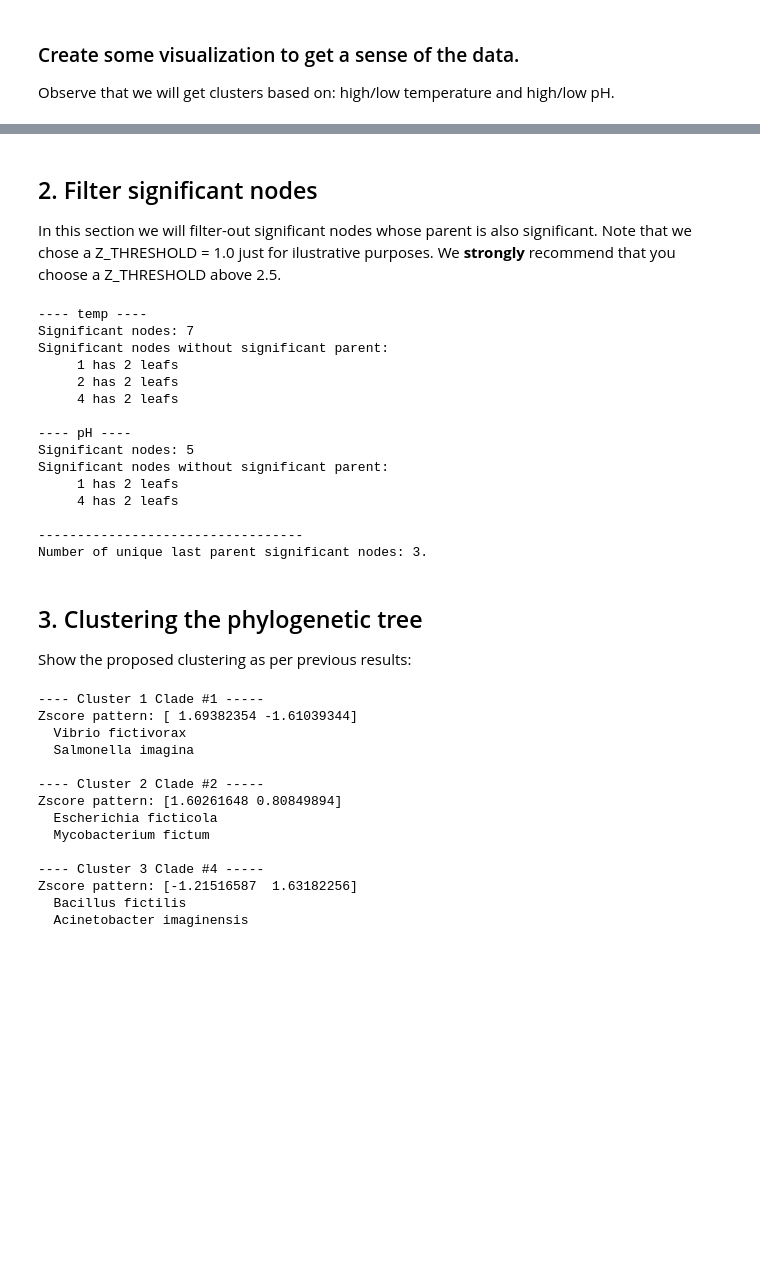
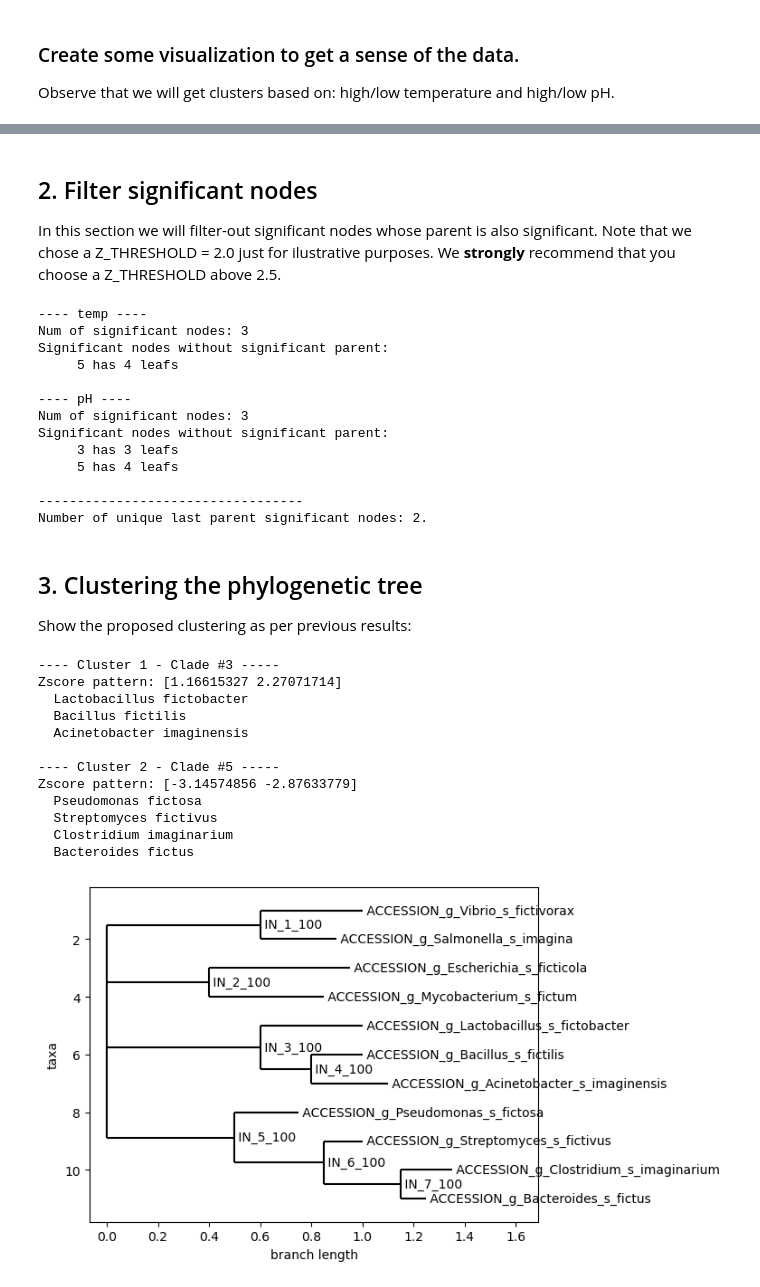
Before and after one commit to pyubero/microguilds, a Jupyter notebook: Tutorials/tutorial_microguilds.ipynb, the cells around one changed output, grey strips where cells are left out. Saved outputs shown, nothing was run; the diff lists cells and outputs as text; code cells hidden in the pictures; blank space fills up the shorter version.

```diff
--- a/Tutorials/tutorial_microguilds.ipynb
+++ b/Tutorials/tutorial_microguilds.ipynb
@@ -66,6 +68,7 @@ Succesfully loaded ./environmental_data_mock.csv
 ### Load the phylogenetic tree
 # %%
 # Compute clade data
+TREE = Phylo.read(FILENAME_TREE, 'newick')
 data = fcutils.get_clade_data(
     FILENAME_TREE,
     treetype="newick",
@@ -80,6 +83,8 @@ SPECIES = np.array([fcutils.get_species(name) for name in leaf_names])
 NLEAFS = len(leaf_names)
 NCLADES = len(clade_ids)
 CLADE_NLEAFS = np.array([len(leafs) for leafs in clade_lfs])
+
+Phylo.draw_ascii(TREE)
 # %% [output]
 Data loaded from ./mocK_tree.newick.
 Found data for > 11 leafs,
@@ -170,5 +190,5 @@ plt.show()
 # %% [markdown]
 ## 2. Filter significant nodes <a class="anchor" id="filter-nodes"></a>
-In this section we will filter-out significant nodes whose parent is also significant. Note that we chose a Z_THRESHOLD = 1.0 just for ilustrative purposes. We **strongly** recommend that you choose a Z_THRESHOLD above 2.5.
+In this section we will filter-out significant nodes whose parent is also significant. Note that we chose a Z_THRESHOLD = 2.0 just for ilustrative purposes. We **strongly** recommend that you choose a Z_THRESHOLD above 2.5.
 # %%
 # Related variables
@@ -194,6 +210,9 @@ for feature_idx in range(FEATURES.shape[1]):
 
     # Find nodes that are significant
     nodes_sign = np.argwhere(np.abs(X[:, feature_idx]) > Z_THRESHOLD)[:, 0]
+
+    print(f"\n---- {FEATURES_NAMES[feature_idx]} ----")
+    print(f"Num of significant nodes: {len(nodes_sign)}")
 
     for node_idx in nodes_sign:
 
@@ -206,8 +225,6 @@ for feature_idx in range(FEATURES.shape[1]):
             if np.abs(X[p_idc, feature_idx]) < Z_THRESHOLD:
                 mrca_nodes.append(node_idx)
 
-    print(f"\n---- {FEATURES_NAMES[feature_idx]} ----")
-    print(f"Significant nodes: {len(nodes_sign)}")
     print("Significant nodes without significant parent:")
     _ = [print(f"  {_:4d} has {CLADE_NLEAFS[_]} leafs")
          for _ in mrca_nodes]
@@ -239,45 +256,45 @@ print('\n----------------------------------')
 print(f"Number of unique last parent significant nodes: {len(idc_unique)}.")
 # %% [output]
 ---- temp ----
-Significant nodes: 7
+Num of significant nodes: 3
 Significant nodes without significant parent:
-     1 has 2 leafs
-     2 has 2 leafs
-     4 has 2 leafs
+     5 has 4 leafs
 
 ---- pH ----
-Significant nodes: 5
+Num of significant nodes: 3
 Significant nodes without significant parent:
-     1 has 2 leafs
-     4 has 2 leafs
+     3 has 3 leafs
+     5 has 4 leafs
 
 ----------------------------------
-Number of unique last parent significant nodes: 3.
+Number of unique last parent significant nodes: 2.
 # %% [markdown]
 ## 3. Clustering the phylogenetic tree <a class="anchor" id="clustering"></a>
 
 Show the proposed clustering as per previous results:
 # %%
 for jj, idx in enumerate(idc_unique):
-    print(f"\n---- Cluster {jj+1} Clade #{idx} -----")
+    print(f"\n---- Cluster {jj+1} - Clade #{idx} -----")
     print(f"Zscore pattern: {ZSCORES[idx,:]}")
     for leaf in clade_lfs[idx]:
         print("  " + GENUS[leaf], SPECIES[leaf])
 # %% [output]
----- Cluster 1 Clade #1 -----
-Zscore pattern: [ 1.69382354 -1.61039344]
-  Vibrio fictivorax
-  Salmonella imagina
-
----- Cluster 2 Clade #2 -----
-Zscore pattern: [1.60261648 0.80849894]
-  Escherichia ficticola
-  Mycobacterium fictum
-
----- Cluster 3 Clade #4 -----
-Zscore pattern: [-1.21516587  1.63182256]
+---- Cluster 1 - Clade #3 -----
+Zscore pattern: [1.16615327 2.27071714]
+  Lactobacillus fictobacter
   Bacillus fictilis
   Acinetobacter imaginensis
+
+---- Cluster 2 - Clade #5 -----
+Zscore pattern: [-3.14574856 -2.87633779]
+  Pseudomonas fictosa
+  Streptomyces fictivus
+  Clostridium imaginarium
+  Bacteroides fictus
+# %%
+Phylo.draw(TREE)
+# %% [output]
+[figure, added]
 # %% [markdown]
 ## Conclusions so far
 There seems to be 3 clusters:
```
Also changed, not shown: parts of 9 cells of this notebook, 2 other files.
